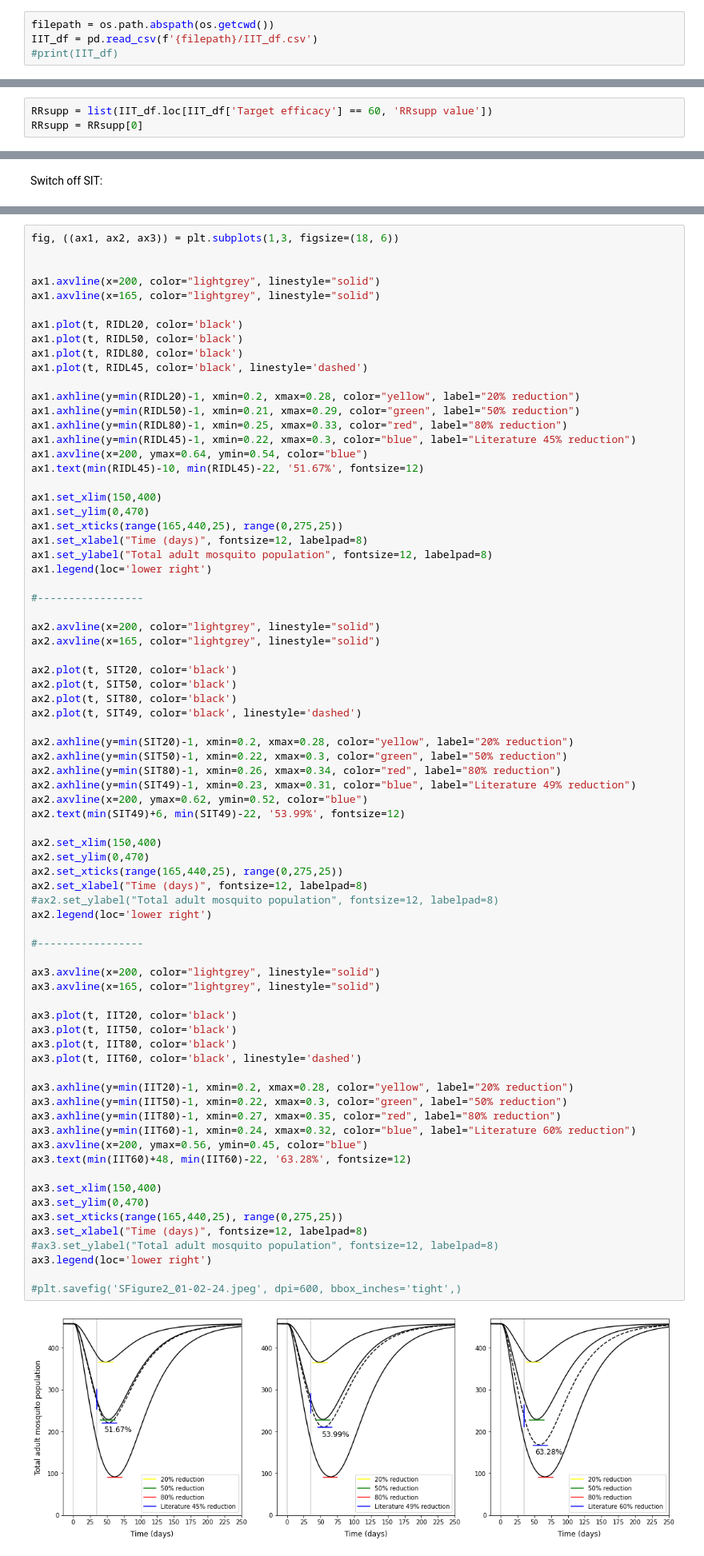
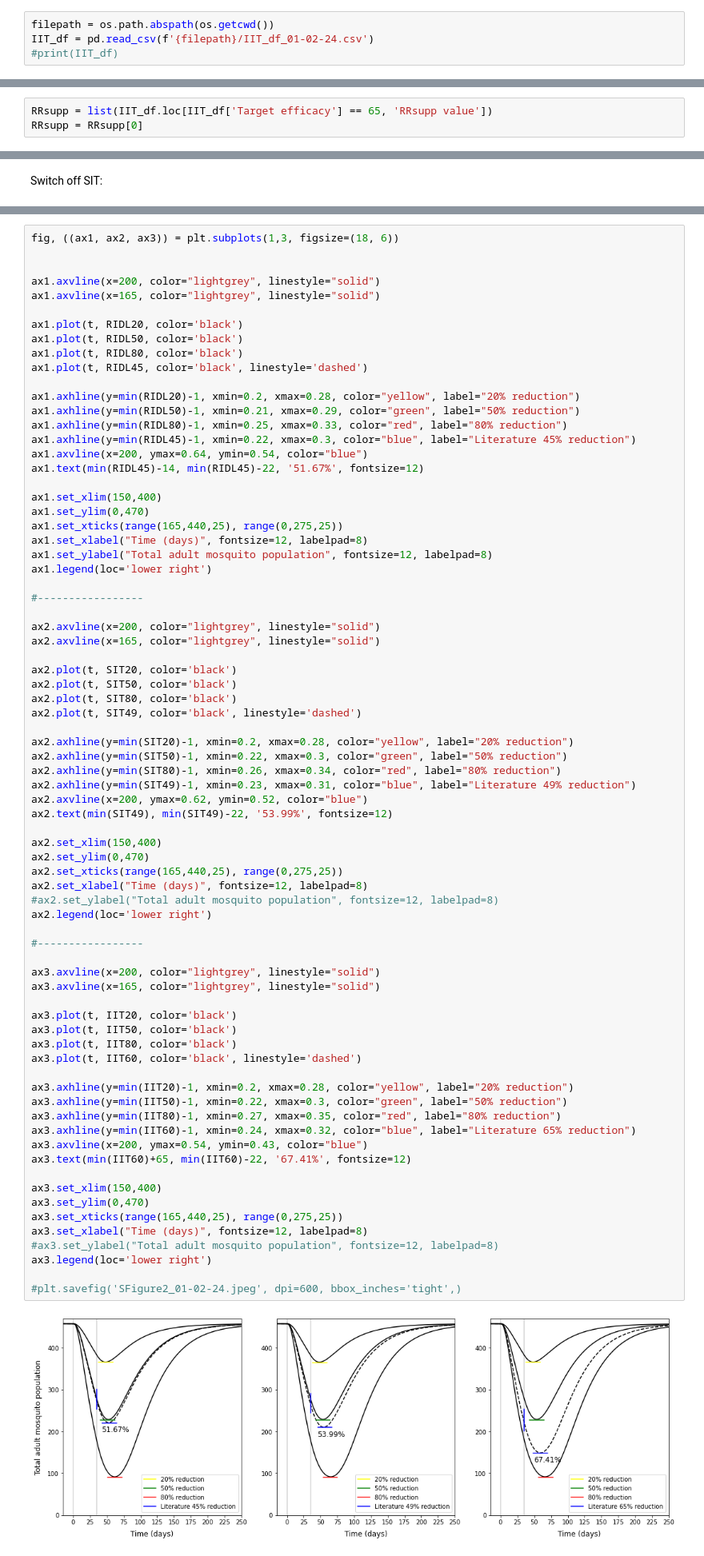
Before and after one commit to katietiley/Wolbachia_TPP_PPC, a Jupyter notebook: Population_data/SFigure2_Comparing_efficacy_calculations_for_1gSLT_and_Male_Wolbachia_release.ipynb, the cells around one changed output, grey strips where cells are left out. Shown: that part at 80% size. Cells and saved outputs as stored; diff of their text form.

Commit message:
Add IIT literature efficacy 65 & 92, database dependency, and SFigure2.

```diff
--- a/Population_data/SFigure2_Comparing_efficacy_calculations_for_1gSLT_and_Male_Wolbachia_release.ipynb
+++ b/Population_data/SFigure2_Comparing_efficacy_calculations_for_1gSLT_and_Male_Wolbachia_release.ipynb
@@ -341,7 +341,7 @@ def SIT(t, releasenumber=1, frequency=7, end=start_wol):
 Import RRsupp values:
 # %%
 filepath = os.path.abspath(os.getcwd())
-IIT_df = pd.read_csv(f'{filepath}/IIT_df.csv')
+IIT_df = pd.read_csv(f'{filepath}/IIT_df_01-02-24.csv')
 #print(IIT_df)
 # %% [markdown]
 Switch on IIT:
@@ -393,7 +393,7 @@ IIT80 = M+F
 # %% [markdown]
 d) 60%
 # %%
-RRsupp = list(IIT_df.loc[IIT_df['Target efficacy'] == 60, 'RRsupp value'])
+RRsupp = list(IIT_df.loc[IIT_df['Target efficacy'] == 65, 'RRsupp value'])
 RRsupp = RRsupp[0]
 # %%
 #save results
@@ -575,7 +575,7 @@ ax1.axhline(y=min(RIDL50)-1, xmin=0.21, xmax=0.29, color="green", label="50% red
 ax1.axhline(y=min(RIDL80)-1, xmin=0.25, xmax=0.33, color="red", label="80% reduction")
 ax1.axhline(y=min(RIDL45)-1, xmin=0.22, xmax=0.3, color="blue", label="Literature 45% reduction")
 ax1.axvline(x=200, ymax=0.64, ymin=0.54, color="blue")
-ax1.text(min(RIDL45)-10, min(RIDL45)-22, '51.67%', fontsize=12)
+ax1.text(min(RIDL45)-14, min(RIDL45)-22, '51.67%', fontsize=12)
 
 ax1.set_xlim(150,400)
 ax1.set_ylim(0,470)
@@ -599,39 +599,39 @@ ax2.axhline(y=min(SIT50)-1, xmin=0.22, xmax=0.3, color="green", label="50% reduc
 ax2.axhline(y=min(SIT80)-1, xmin=0.26, xmax=0.34, color="red", label="80% reduction")
 ax2.axhline(y=min(SIT49)-1, xmin=0.23, xmax=0.31, color="blue", label="Literature 49% reduction")
 ax2.axvline(x=200, ymax=0.62, ymin=0.52, color="blue")
-ax2.text(min(SIT49)+6, min(SIT49)-22, '53.99%', fontsize=12)
+ax2.text(min(SIT49), min(SIT49)-22, '53.99%', fontsize=12)
 
 ax2.set_xlim(150,400)
 ax2.set_ylim(0,470)
 ax2.set_xticks(range(165,440,25), range(0,275,25))
 ax2.set_xlabel("Time (days)", fontsize=12, labelpad=8)
 #ax2.set_ylabel("Total adult mosquito population", fontsize=12, labelpad=8)
 ax2.legend(loc='lower right')
 
 #-----------------
 
 ax3.axvline(x=200, color="lightgrey", linestyle="solid")
 ax3.axvline(x=165, color="lightgrey", linestyle="solid")
 
 ax3.plot(t, IIT20, color='black')
 ax3.plot(t, IIT50, color='black')
 ax3.plot(t, IIT80, color='black')
 ax3.plot(t, IIT60, color='black', linestyle='dashed')
 
 ax3.axhline(y=min(IIT20)-1, xmin=0.2, xmax=0.28, color="yellow", label="20% reduction")
 ax3.axhline(y=min(IIT50)-1, xmin=0.22, xmax=0.3, color="green", label="50% reduction")
 ax3.axhline(y=min(IIT80)-1, xmin=0.27, xmax=0.35, color="red", label="80% reduction")
-ax3.axhline(y=min(IIT60)-1, xmin=0.24, xmax=0.32, color="blue", label="Literature 60% reduction")
-ax3.axvline(x=200, ymax=0.56, ymin=0.45, color="blue")
-ax3.text(min(IIT60)+48, min(IIT60)-22, '63.28%', fontsize=12)
+ax3.axhline(y=min(IIT60)-1, xmin=0.24, xmax=0.32, color="blue", label="Literature 65% reduction")
+ax3.axvline(x=200, ymax=0.54, ymin=0.43, color="blue")
+ax3.text(min(IIT60)+65, min(IIT60)-22, '67.41%', fontsize=12)
 
 ax3.set_xlim(150,400)
 ax3.set_ylim(0,470)
 ax3.set_xticks(range(165,440,25), range(0,275,25))
 ax3.set_xlabel("Time (days)", fontsize=12, labelpad=8)
 #ax3.set_ylabel("Total adult mosquito population", fontsize=12, labelpad=8)
 ax3.legend(loc='lower right')
 
 #plt.savefig('SFigure2_01-02-24.jpeg', dpi=600, bbox_inches='tight',)
 # %% [output]
-[figure, old version]
+[figure, new version]
```
Also changed, not shown: parts of 2 cells of this notebook, 2 other files.
